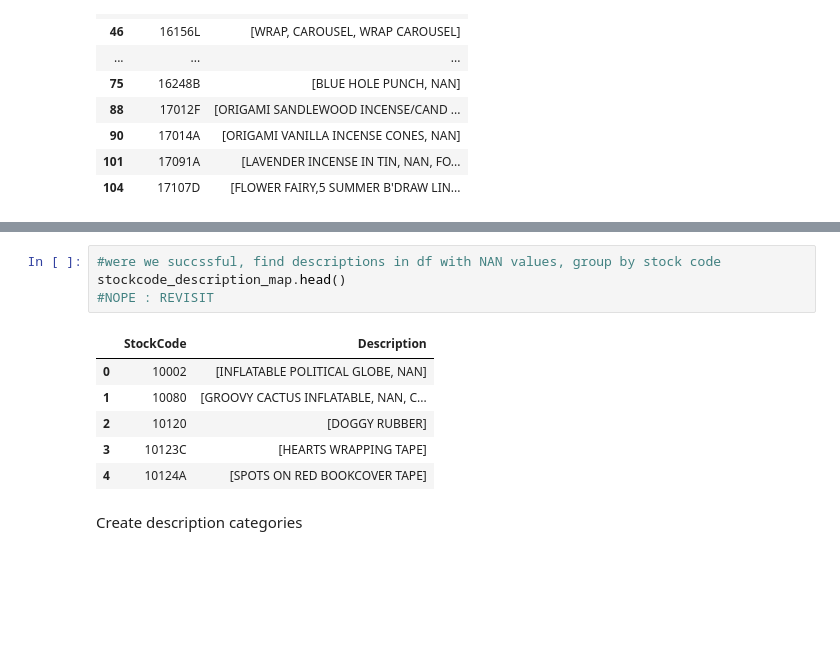
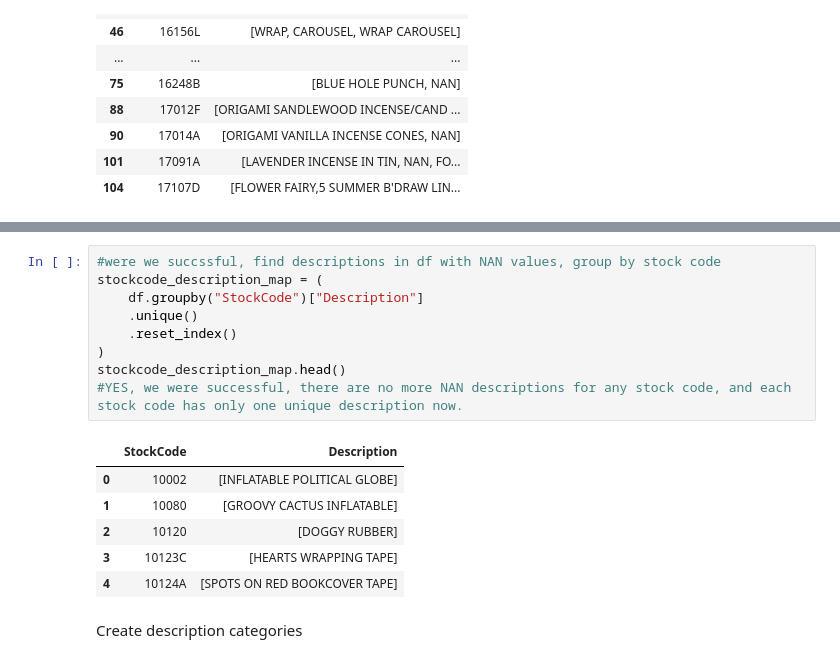
Before and after one commit to ShaikhIqbalWaseem/online-retail-sales-analysis, a Jupyter notebook: notebooks/01_Data_Cleaning.ipynb, the cells around one changed output, grey strips where cells are left out. Cells and saved outputs as stored; diff of their text form; blank space fills up the shorter version.

```diff
--- a/notebooks/01_Data_Cleaning.ipynb
+++ b/notebooks/01_Data_Cleaning.ipynb
@@ -343,11 +365,16 @@ dtype: object
 # %%
 #were we succssful, find descriptions in df with NAN values, group by stock code
+stockcode_description_map = (
+    df.groupby("StockCode")["Description"]
+    .unique()
+    .reset_index()
+)
 stockcode_description_map.head()
-#NOPE : REVISIT
+#YES, we were successful, there are no more NAN descriptions for any stock code, and each stock code has only one unique description now.
 # %% [output]
 |  | StockCode | Description |
-| 0 | 10002 | [INFLATABLE POLITICAL GLOBE, NAN] |
-| 1 | 10080 | [GROOVY CACTUS INFLATABLE, NAN, C... |
+| 0 | 10002 | [INFLATABLE POLITICAL GLOBE] |
+| 1 | 10080 | [GROOVY CACTUS INFLATABLE] |
 | 2 | 10120 | [DOGGY RUBBER] |
 | 3 | 10123C | [HEARTS WRAPPING TAPE] |
 | 4 | 10124A | [SPOTS ON RED BOOKCOVER TAPE] |
```
Also changed, not shown: parts of 18 cells of this notebook.
